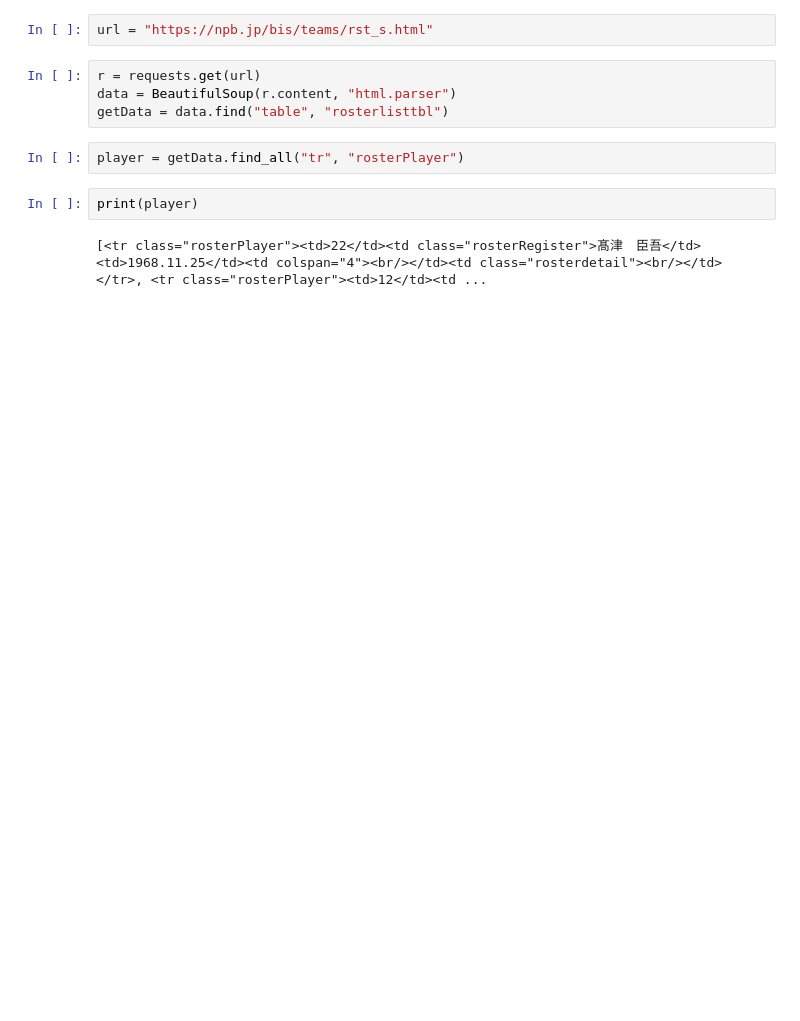
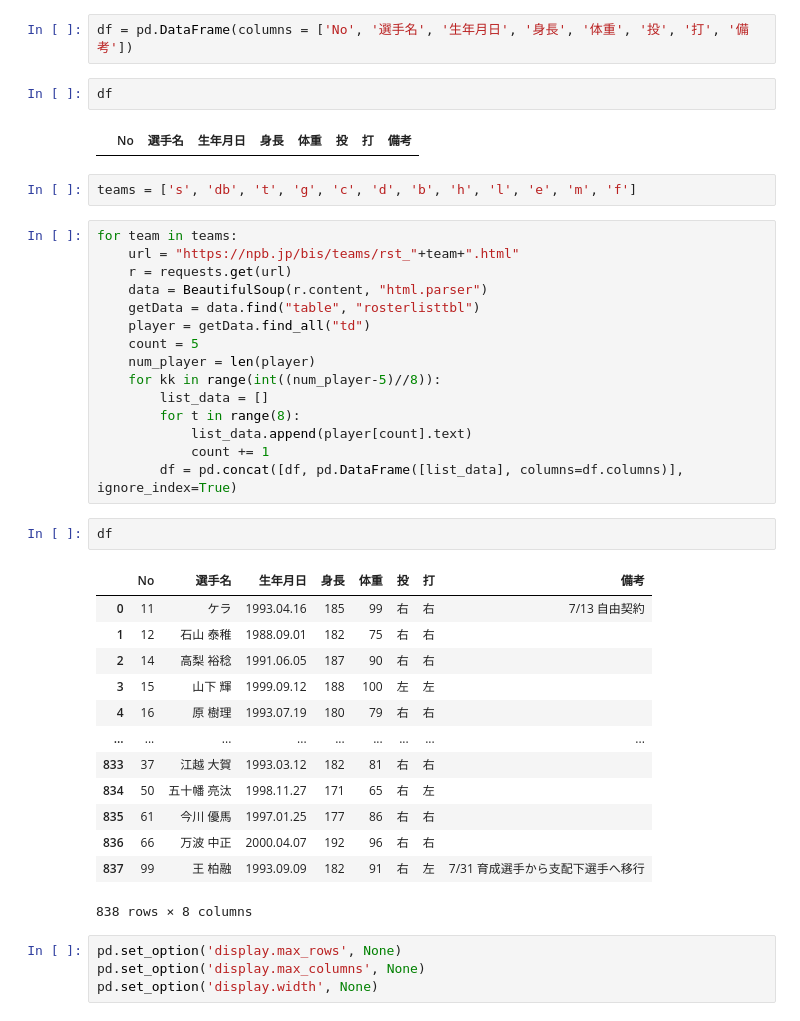
Before and after one commit to s2322088/dspro2-baseball, a Jupyter notebook: baseball_data.ipynb, the cells around one changed output. Cells and saved outputs as stored; diff of their text form; blank space fills up the shorter version.

```diff
--- a/baseball_data.ipynb
+++ b/baseball_data.ipynb
@@ -6,12 +7,43 @@ import csv
-# %%
-url = "https://npb.jp/bis/teams/rst_s.html"
-# %%
-r = requests.get(url)
-data = BeautifulSoup(r.content, "html.parser")
-getData = data.find("table", "rosterlisttbl")
-# %%
-player = getData.find_all("tr", "rosterPlayer")
-# %%
-print(player)
-# %% [output]
-[<tr class="rosterPlayer"><td>22</td><td class="rosterRegister">髙津　臣吾</td><td>1968.11.25</td><td colspan="4"><br/></td><td class="rosterdetail"><br/></td></tr>, <tr class="rosterPlayer"><td>12</td><td ...
+# %%
+df = pd.DataFrame(columns = ['No', '選手名', '生年月日', '身長', '体重', '投', '打', '備考'])
+# %%
+df
+# %% [output]
+|  | No | 選手名 | 生年月日 | 身長 | 体重 | 投 | 打 | 備考 |
+# %%
+teams = ['s', 'db', 't', 'g', 'c', 'd', 'b', 'h', 'l', 'e', 'm', 'f']
+# %%
+for team in teams:
+    url = "https://npb.jp/bis/teams/rst_"+team+".html"
+    r = requests.get(url)
+    data = BeautifulSoup(r.content, "html.parser")
+    getData = data.find("table", "rosterlisttbl")
+    player = getData.find_all("td")
+    count = 5
+    num_player = len(player)
+    for kk in range(int((num_player-5)//8)):
+        list_data = []
+        for t in range(8):
+            list_data.append(player[count].text)
+            count += 1
+        df = pd.concat([df, pd.DataFrame([list_data], columns=df.columns)], ignore_index=True)
+# %%
+df
+# %% [output]
+|  | No | 選手名 | 生年月日 | 身長 | 体重 | 投 | 打 | 備考 |
+| 0 | 11 | ケラ | 1993.04.16 | 185 | 99 | 右 | 右 | 7/13 自由契約 |
+| 1 | 12 | 石山 泰稚 | 1988.09.01 | 182 | 75 | 右 | 右 |  |
+| 2 | 14 | 高梨 裕稔 | 1991.06.05 | 187 | 90 | 右 | 右 |  |
+| 3 | 15 | 山下 輝 | 1999.09.12 | 188 | 100 | 左 | 左 |  |
+| 4 | 16 | 原 樹理 | 1993.07.19 | 180 | 79 | 右 | 右 |  |
+| ... | ... | ... | ... | ... | ... | ... | ... | ... |
+| 833 | 37 | 江越 大賀 | 1993.03.12 | 182 | 81 | 右 | 右 |  |
+| 834 | 50 | 五十幡 亮汰 | 1998.11.27 | 171 | 65 | 右 | 左 |  |
+| 835 | 61 | 今川 優馬 | 1997.01.25 | 177 | 86 | 右 | 右 |  |
+| 836 | 66 | 万波 中正 | 2000.04.07 | 192 | 96 | 右 | 右 |  |
+| 837 | 99 | 王 柏融 | 1993.09.09 | 182 | 91 | 右 | 左 | 7/31 育成選手から支配下選手へ移行 |
+838 rows × 8 columns
+# %%
+pd.set_option('display.max_rows', None)
+pd.set_option('display.max_columns', None)
+pd.set_option('display.width', None)
```
Also changed, not shown: parts of 8 cells of this notebook, 2 other files.
